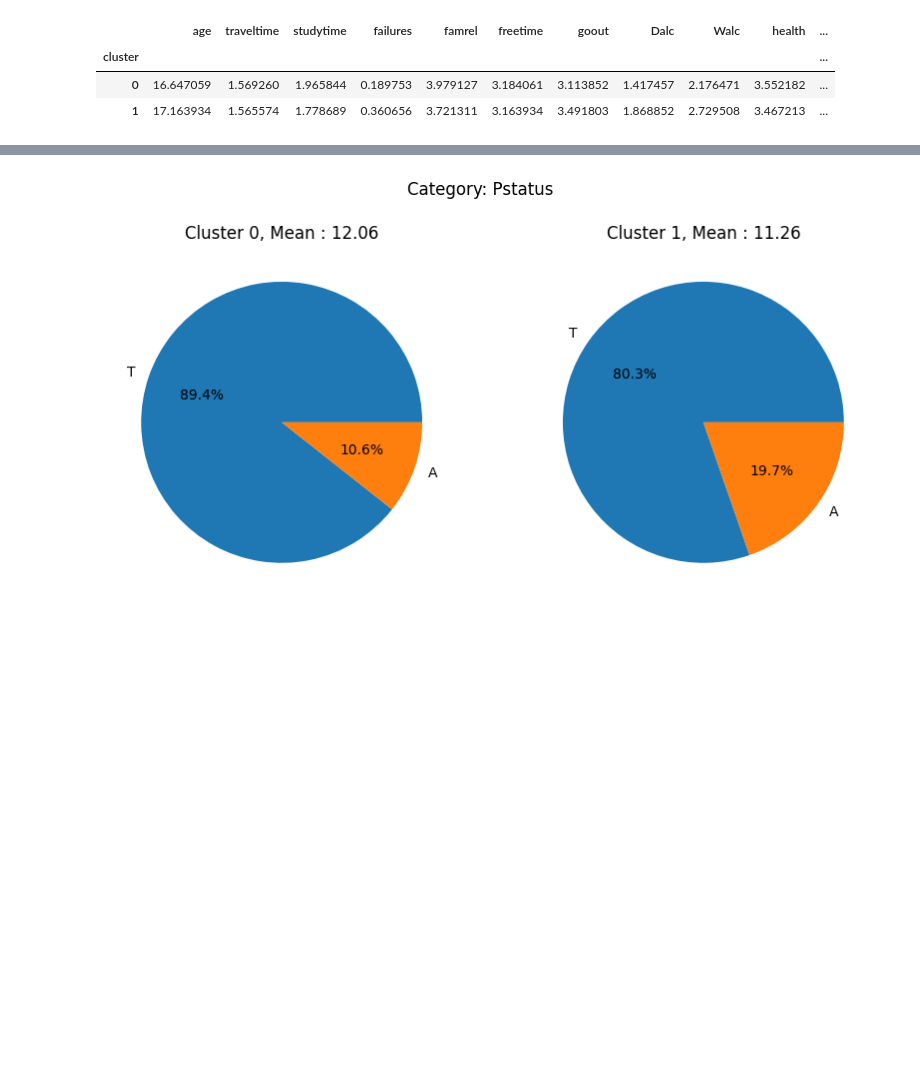
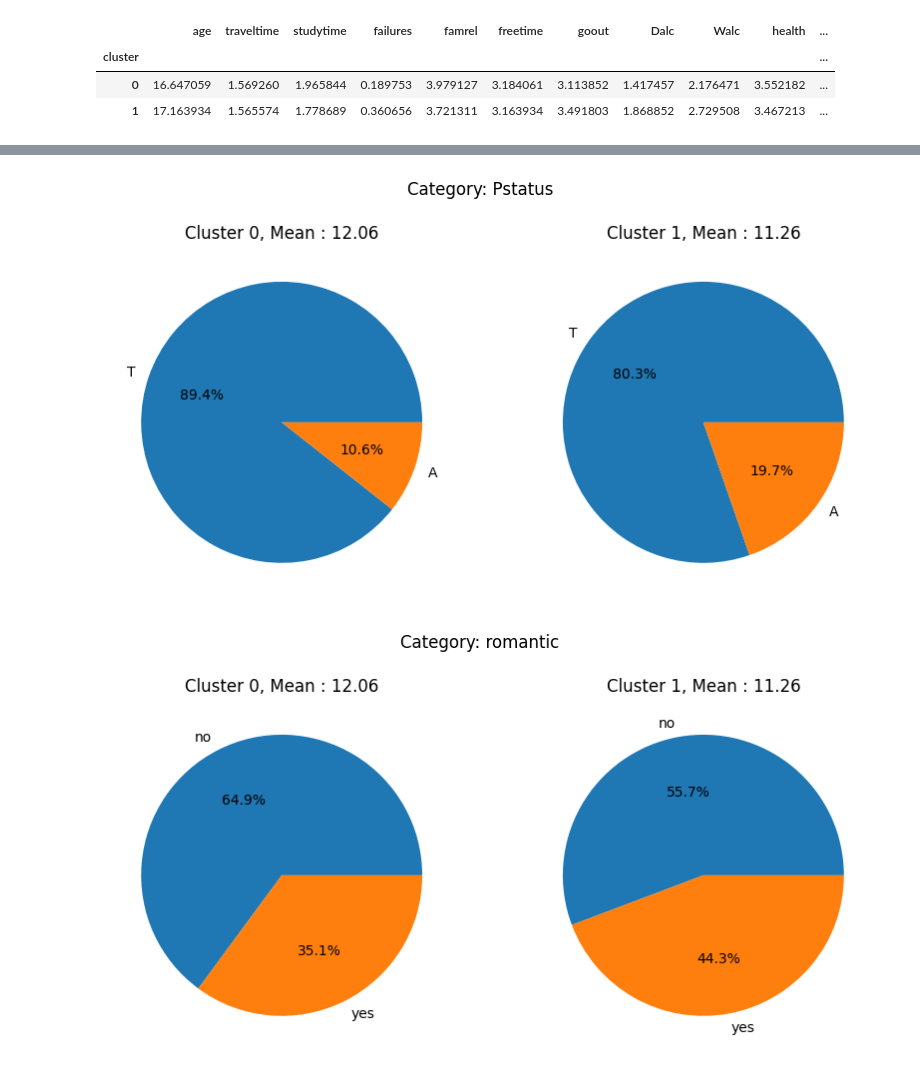
Before and after one commit to ashmitchamoli/Student-Performance-Data-Analysis, a Jupyter notebook: data-exploration.ipynb, the cells around one changed output, grey strips where cells are left out. Drawn from its saved outputs; the diff is of its cells as text; code cells hidden in the pictures; blank space fills up the shorter version.

Commit message:
plots

```diff
--- a/data-exploration.ipynb
+++ b/data-exploration.ipynb
@@ -183,26 +183,29 @@ See the caveats in the documentation: https://pandas.pydata.org/pandas-docs/stab
 # %%
 def compareCategory(categoryName : str):
     fig, ax = plt.subplots(1, numClusters, figsize=(10, 5))
 
     for i in range(0, numClusters):
         category = X[X['cluster'] == i][categoryName].value_counts()
         category = category / category.sum()
 
         ax[i].pie(category, labels=category.index, autopct='%1.1f%%')
         ax[i].set_title(f"Cluster {i}, Mean : {groupsWiseStats['G3'][i]:.2f}")
 
     fig.suptitle("Category: " + categoryName)
     plt.show()
 
 compareCategory('school')
 compareCategory('sex')
 compareCategory('address')
 compareCategory('internet')
 # compareCategory('famsize')
 compareCategory('Pstatus')
+compareCategory('romantic')
+compareCategory('higher')
 # %% [output]
 [figure]
 [figure]
 [figure]
 [figure]
 [figure]
+[figure, added]
```
Also changed, not shown: parts of 1 cell of this notebook.
